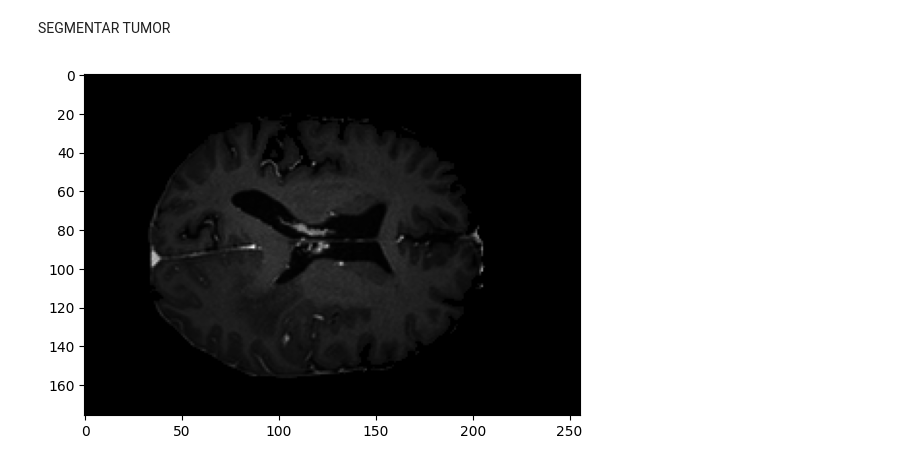
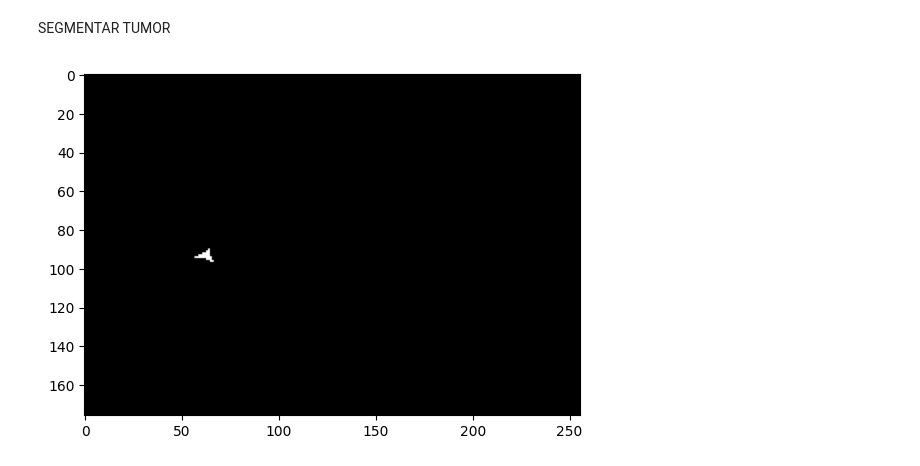
Before and after one commit to renatosalvatore1/PSIB2026Q1-TPI-Grupo1-Di-Pasquale-Vallejos-Salvatore, a Jupyter notebook: notebooks/nato-pruebas.ipynb, the cells around one changed output. Cells and saved outputs as stored; diff of their text form; code cells hidden in the pictures.

```diff
--- a/notebooks/nato-pruebas.ipynb
+++ b/notebooks/nato-pruebas.ipynb
@@ -79,7 +79,7 @@ class SkullStripper:
         #indice = np.argmax(areas)
         solidez = np.array([region.solidity for region in propiedades])
         print(solidez)
-        eliminar = (solidez != max(solidez)) & (solidez != min(solidez))
+        eliminar = (solidez != solidez.max()) & (solidez != solidez.min())
         print(eliminar)
         solidez = solidez*eliminar
         print(solidez)
@@ -87,7 +87,7 @@ class SkullStripper:
         mascara = 0
         n = 0
         for i in range(len(solidez)):
-            if solidez[i] != min(solidez):
+            if solidez[i] != solidez.min():
                 n = etiquetas == (i+1)
             mascara = mascara + n
         print("MASCARA ANTES DE FILL HOLES")
@@ -113,8 +113,8 @@ class SkullStripper:
         self.etiquetado_y_mascara()
         return self.resultado
 
-volumen = data[:,:,170]
-stripper = SkullStripper(volumen,170)
+volumen = data[:,:,200]
+stripper = SkullStripper(volumen,200)
 resultado = stripper.strip()
 # %% [output]
 IMAGEN UMBRALIZADA
@@ -158,4 +172,12 @@ def analisis_texturas(corte,mascara_tumor):
         desvio_tumor = featuer_tumor.std()
         promedio_sano = feature_sano.mean()
         desvio_sano = feature_sano.std()
+    resultado.append({
+                    "feature": feature,
+                    "promedio sano": promedio_sano,
+                    "promedio tumor": promedio_tumor,
+                    })
+    return resultado
+resultado = analisis_texturas(volumen,resultado)
+print(resultado)
 # %% [output]
@@ -165,23 +185,88 @@ def analisis_texturas(corte,mascara_tumor):
 # %% [markdown]
 SEGMENTAR TUMOR
 # %%
+import numpy as np
 #aumento contraste
 frame = resultado
-min, max = frame.min(), frame.max()
-frame = (frame - min)/(max - min)
+f_min, f_max = frame.min(), frame.max()
+frame = (frame - f_min)/(f_max - f_min)
 
 '''estimar el ruido sigma en el fondo: hay que asegurarse de que la esquina corresponda a una zona sin anatomía'''
 esquina = frame[0:40, 0:40]
 mean_esquina = np.mean(esquina)
 sigma = mean_esquina / np.sqrt(np.pi/2)
 
 '''correción de sesgo'''
 squared = frame**4 - 2*(sigma**2)
 '''Al modificar frame** X, mejoramos la "separacion" entre tumor y cerebro'''
 
 corrected = np.sqrt(np.maximum(squared,0))
 
-plt.imshow(corrected,cmap="gray")
+
+#SEGMENTACION TUMOR
+umbrales = filters.threshold_multiotsu(corrected, classes=3)
+imagen_binaria = corrected > umbrales[1]
+etiquetas = label(imagen_binaria, connectivity=2)
+propiedades = regionprops(etiquetas)
+areas = np.array([region.area for region in propiedades])
+indice_area_mayor = np.argmax(areas) + 1
+mascara = etiquetas == indice_area_mayor
+mascara_tumor = binary_fill_holes(mascara)
+tumor_segmentado = resultado * mascara_tumor
+
+solidez = np.array([region.solidity for region in propiedades])
+#print(solidez[indice_area_mayor-1])
+plt.imshow(mascara,cmap='gray')
 plt.show()
+plt.imshow(mascara_tumor,cmap='gray')
+plt.show()
+plt.imshow(tumor_segmentado,cmap='gray')
+plt.show()
+# ACA LLAMARIAMOS GLCM
+import numpy as np
+from skimage.feature import graycomatrix, graycoprops
+resultado_glcm=[]
+def analisis_texturas(corte,mascara_tumor):
+    features = ["contrast",
+                "homogeneity",
+                "energy"]
+
+    mascara_region_sana = np.fliplr(mascara_tumor)
+    tumor_segmentado = corte*mascara_tumor
+    region_sana_segmentada = corte*mascara_region_sana
+
+    tumor_segmentado = ((tumor_segmentado/np.max(corte))*15).astype(np.uint8)
+    region_sana_segmentada = ((region_sana_segmentada/np.max(corte))*15).astype(np.uint8)
+
+    props_tumor = regionprops(mascara_tumor.astype(int))[0]
+    min_row, min_col, max_row, max_col = props_tumor.bbox
+    fila_tumor, columna_tumor = props_tumor.centroid
+    print(fila_tumor,columna_tumor)
+    tumor_crop = tumor_segmentado[min_row:max_row, min_col:max_col]
+    props_sano = regionprops(mascara_region_sana.astype(int))[0]
+    min_row, min_col, max_row, max_col = props_sano.bbox
+    sano_crop = region_sana_segmentada[min_row:max_row, min_col:max_col]
+
+
+    glcm_tumor = graycomatrix(tumor_crop, [1], [0, np.pi/4, np.pi/2, 3*np.pi/4], 16, symmetric = True, normed = True)
+    glcm_sano =  graycomatrix(sano_crop, [1], [0, np.pi/4, np.pi/2, 3*np.pi/4], 16, symmetric = True, normed = True)
+
+    for feature in features:
+        featuer_tumor = graycoprops(glcm_tumor, feature)
+        feature_sano = graycoprops(glcm_sano, feature)
+        promedio_tumor = featuer_tumor.mean()
+        desvio_tumor = featuer_tumor.std()
+        promedio_sano = feature_sano.mean()
+        desvio_sano = feature_sano.std()
+        resultado_glcm.append([feature, promedio_sano, promedio_tumor])
+
+    return resultado_glcm, columna_tumor, fila_tumor
+resultado_glcm, columna_tumor, fila_tumor = analisis_texturas(volumen,mascara_tumor)
+homogeneidad = resultado_glcm[1][2]
+print(homogeneidad)
+if homogeneidad > 0.68:
+    print("no se detecto un tumor")
+else:
+    print("tumor detectado")
 # %% [output]
-[figure, old version]
+[figure, new version]
```
Also changed, not shown: parts of 5 cells of this notebook, 3 other files.
